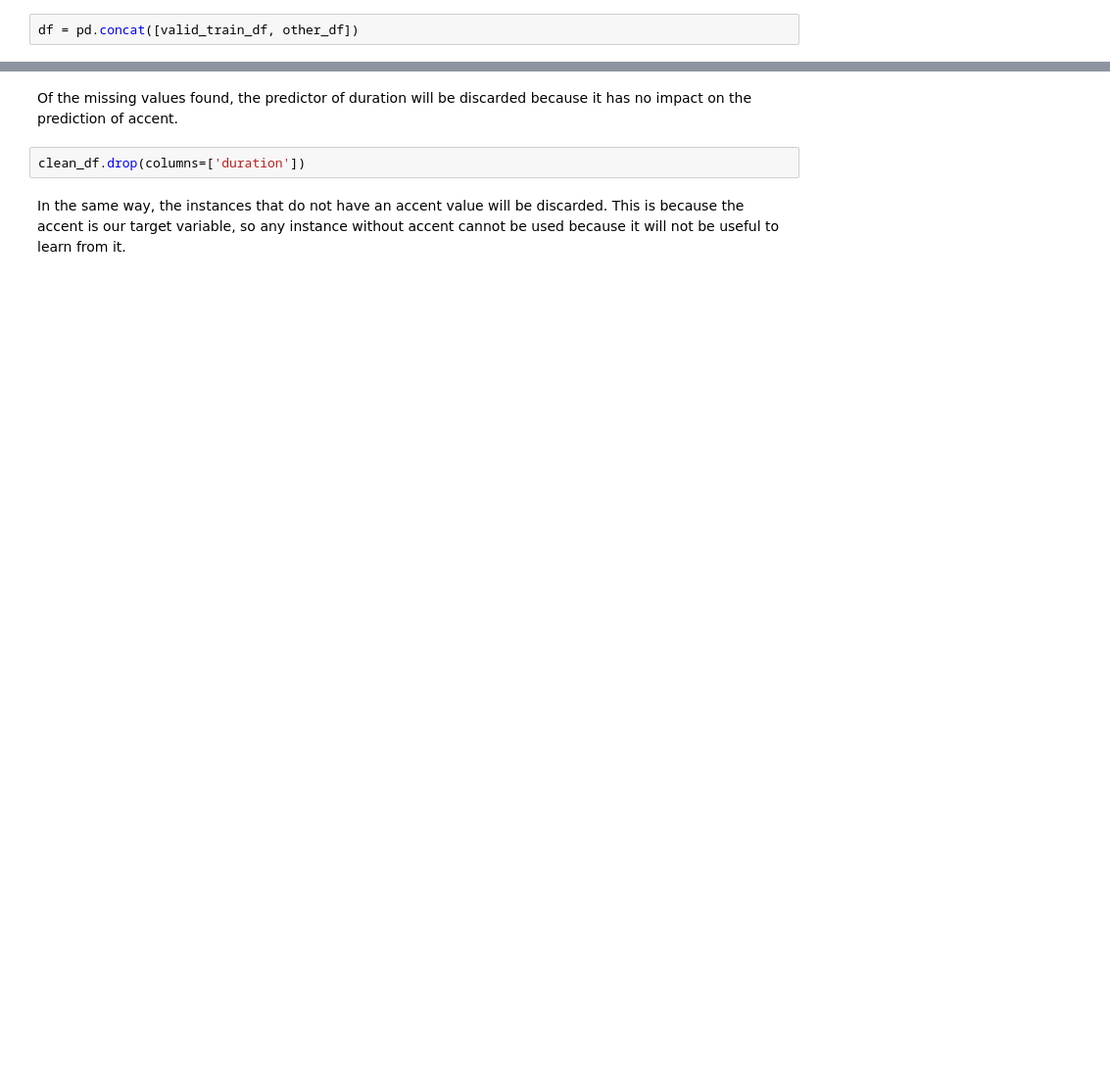
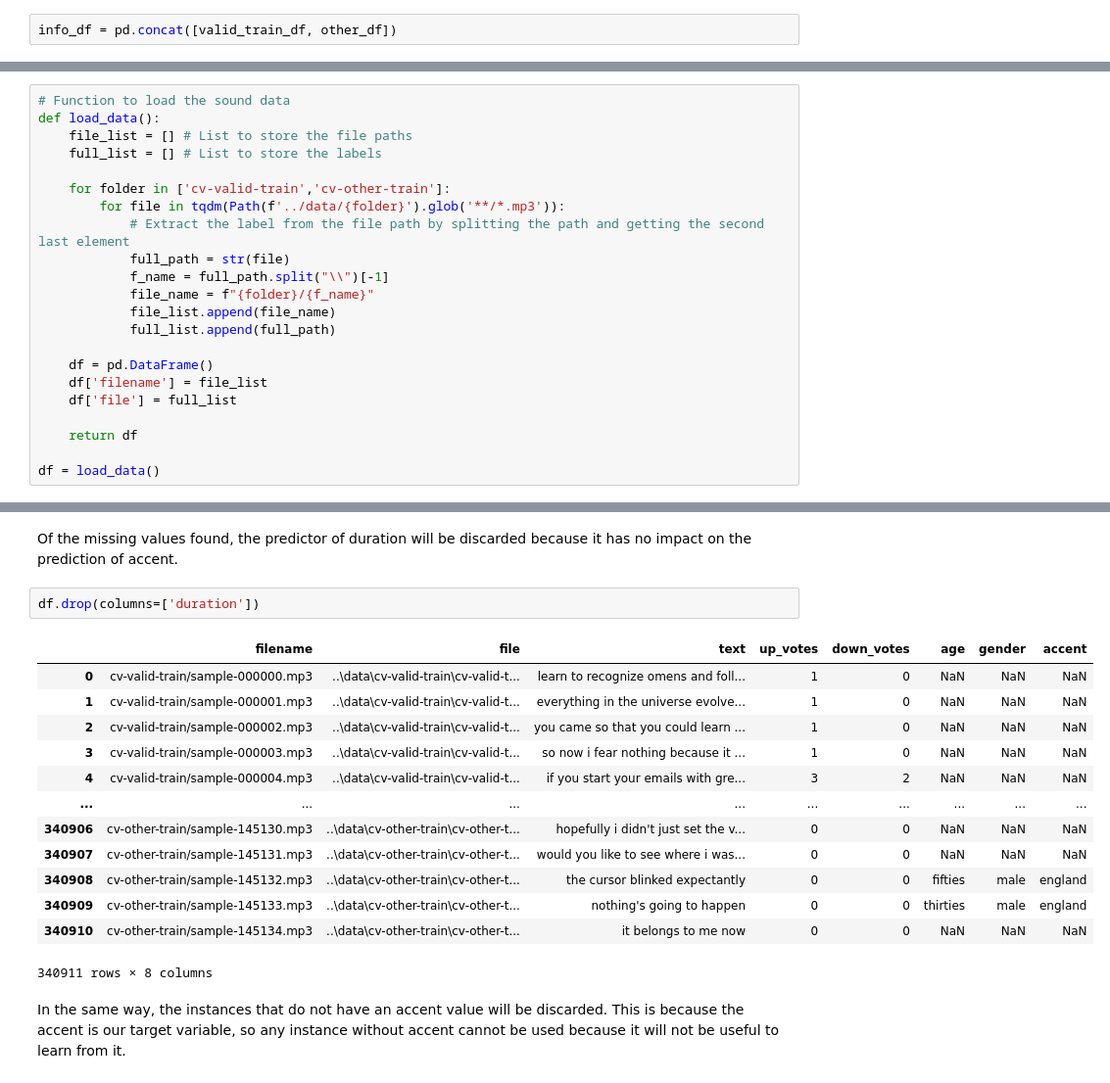
Before and after one commit to CristianPerafan/ArtificialIntelligenceProject, a Jupyter notebook: Delivery2/ExploratoryDataAnalysis2.ipynb, the cells around one changed output, grey strips where cells are left out. Shown: that part at 98% size. Saved outputs shown, nothing was run; the diff lists cells and outputs as text; blank space fills up the shorter version.

```diff
--- a/Delivery2/ExploratoryDataAnalysis2.ipynb
+++ b/Delivery2/ExploratoryDataAnalysis2.ipynb
@@ -78,5 +29,5 @@ other_df = pd.read_csv('../data/cv-other-train.csv')
 # %% [markdown]
 Merging the two datasets:
 # %%
-df = pd.concat([valid_train_df, other_df])
+info_df = pd.concat([valid_train_df, other_df])
 # %% [markdown]
@@ -83,0 +52,22 @@ df = pd.concat([valid_train_df, other_df])
+# %%
+# Function to load the sound data
+def load_data():
+    file_list = [] # List to store the file paths
+    full_list = [] # List to store the labels
+
+    for folder in ['cv-valid-train','cv-other-train']:
+        for file in tqdm(Path(f'../data/{folder}').glob('**/*.mp3')):
+            # Extract the label from the file path by splitting the path and getting the second last element
+            full_path = str(file)
+            f_name = full_path.split("\\")[-1]
+            file_name = f"{folder}/{f_name}"
+            file_list.append(file_name)
+            full_list.append(full_path)
+
+    df = pd.DataFrame()
+    df['filename'] = file_list
+    df['file'] = full_list
+
+    return df
+
+df = load_data()
@@ -219,7 +139,21 @@ clean_df.isna().sum()
 # %% [markdown]
 Of the missing values found, the predictor of duration will be discarded because it has no impact on the prediction of accent.
 # %%
-clean_df.drop(columns=['duration'])
+df.drop(columns=['duration'])
+# %% [output]
+|  | filename | file | text | up_votes | down_votes | age | gender | accent |
+| 0 | cv-valid-train/sample-000000.mp3 | ..\data\cv-valid-train\cv-valid-t... | learn to recognize omens and foll... | 1 | 0 | NaN | NaN | NaN |
+| 1 | cv-valid-train/sample-000001.mp3 | ..\data\cv-valid-train\cv-valid-t... | everything in the universe evolve... | 1 | 0 | NaN | NaN | NaN |
+| 2 | cv-valid-train/sample-000002.mp3 | ..\data\cv-valid-train\cv-valid-t... | you came so that you could learn ... | 1 | 0 | NaN | NaN | NaN |
+| 3 | cv-valid-train/sample-000003.mp3 | ..\data\cv-valid-train\cv-valid-t... | so now i fear nothing because it ... | 1 | 0 | NaN | NaN | NaN |
+| 4 | cv-valid-train/sample-000004.mp3 | ..\data\cv-valid-train\cv-valid-t... | if you start your emails with gre... | 3 | 2 | NaN | NaN | NaN |
+| ... | ... | ... | ... | ... | ... | ... | ... | ... |
+| 340906 | cv-other-train/sample-145130.mp3 | ..\data\cv-other-train\cv-other-t... | hopefully i didn't just set the v... | 0 | 0 | NaN | NaN | NaN |
+| 340907 | cv-other-train/sample-145131.mp3 | ..\data\cv-other-train\cv-other-t... | would you like to see where i was... | 0 | 0 | NaN | NaN | NaN |
+| 340908 | cv-other-train/sample-145132.mp3 | ..\data\cv-other-train\cv-other-t... | the cursor blinked expectantly | 0 | 0 | fifties | male | england |
+| 340909 | cv-other-train/sample-145133.mp3 | ..\data\cv-other-train\cv-other-t... | nothing's going to happen | 0 | 0 | thirties | male | england |
+| 340910 | cv-other-train/sample-145134.mp3 | ..\data\cv-other-train\cv-other-t... | it belongs to me now | 0 | 0 | NaN | NaN | NaN |
+340911 rows × 8 columns
 # %% [markdown]
 In the same way, the instances that do not have an accent value will be discarded. This is because the accent is our target variable, so any instance without accent cannot be used because it will not be useful to learn from it.
 # %%
```
Also changed, not shown: parts of 65 cells of this notebook.
